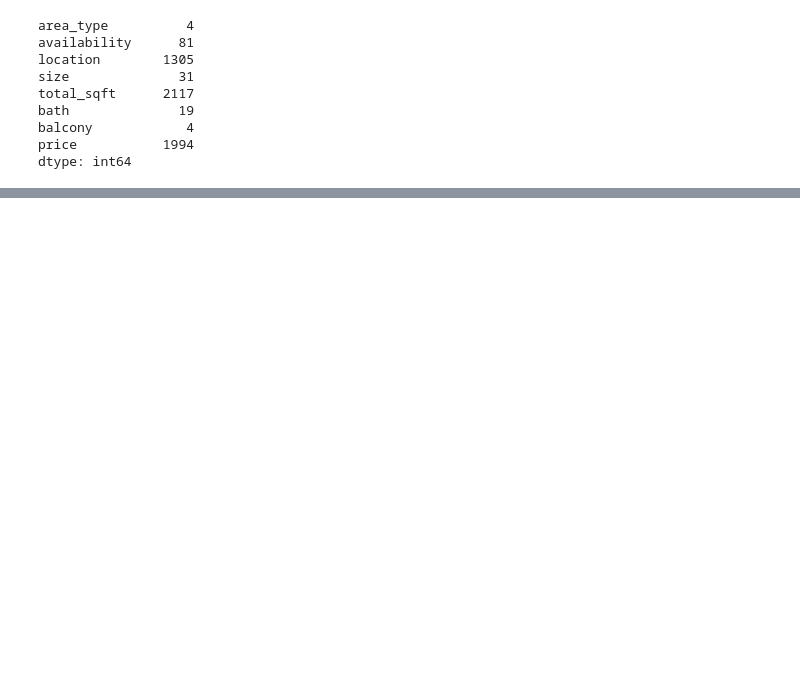
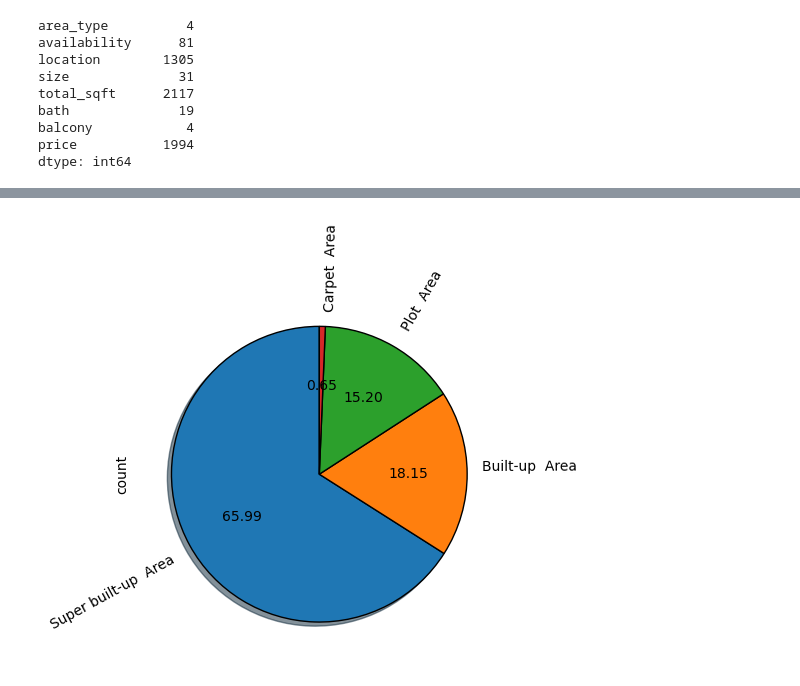
Before and after one commit to Nishant840/House-Price-Prediction, a Jupyter notebook: House_Price_Prediction.ipynb, the cells around one changed output, grey strips where cells are left out. Cells and saved outputs as stored; diff of their text form; code cells hidden in the pictures; blank space fills up the shorter version.

```diff
--- a/House_Price_Prediction.ipynb
+++ b/House_Price_Prediction.ipynb
@@ -105,0 +106,5 @@ dtype: int64
+# %%
+df['area_type'].value_counts().plot.pie(autopct='%.2f',shadow=True,startangle=90,wedgeprops={'edgecolor':'black'},rotatelabels=True)
+plt.show()
+# %% [output]
+[figure, added]
```
Also changed, not shown: parts of 20 cells of this notebook.
